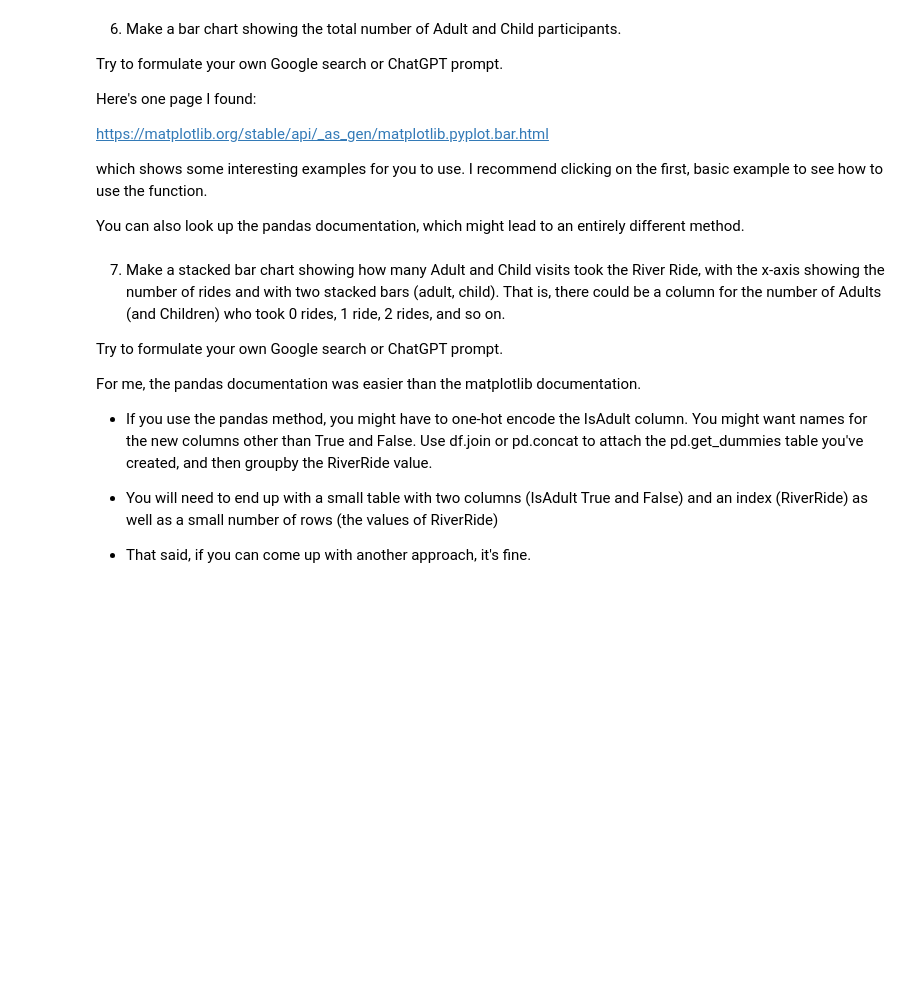
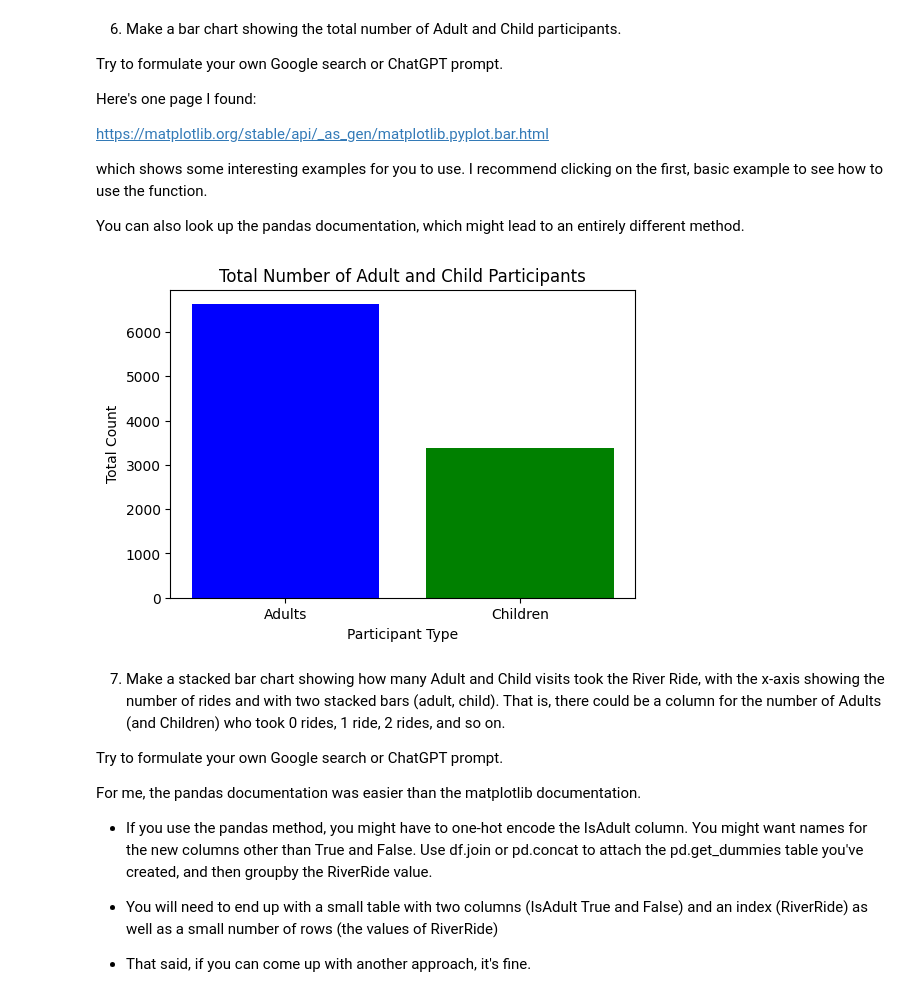
Before and after one commit to tbeerio/AI-For-Leaders, a Jupyter notebook: OMDS-ModB2-Week3-Beer-Tim.ipynb, the cells around one changed output. Cells and saved outputs as stored; diff of their text form; code cells hidden in the pictures; blank space fills up the shorter version.

```diff
--- a/OMDS-ModB2-Week3-Beer-Tim.ipynb
+++ b/OMDS-ModB2-Week3-Beer-Tim.ipynb
@@ -319,6 +359,22 @@ https://matplotlib.org/stable/api/_as_gen/matplotlib.pyplot.bar.html
 which shows some interesting examples for you to use.  I recommend clicking on the first, basic example to see how to use the function.
 
 You can also look up the pandas documentation, which might lead to an entirely different method.
+# %%
+import matplotlib.pyplot as plt
+
+# Count the number of adults and children
+adult_count = df["IsAdult"].sum()  # True values count as 1
+child_count = len(df) - adult_count  # Remaining are children
+
+# Create a bar chart
+plt.figure(figsize=(6, 4))
+plt.bar(["Adults", "Children"], [adult_count, child_count], color=["blue", "green"])
+plt.xlabel("Participant Type")
+plt.ylabel("Total Count")
+plt.title("Total Number of Adult and Child Participants")
+plt.show()
+# %% [output]
+[figure, added]
 # %% [markdown]
 7. Make a stacked bar chart showing how many Adult and Child visits took the River Ride, with the x-axis showing the number of rides and with two stacked bars (adult, child).  That is, there could be a column for the number of Adults (and Children) who took 0 rides, 1 ride, 2 rides, and so on.
 
```
Also changed, not shown: parts of 6 cells of this notebook.
